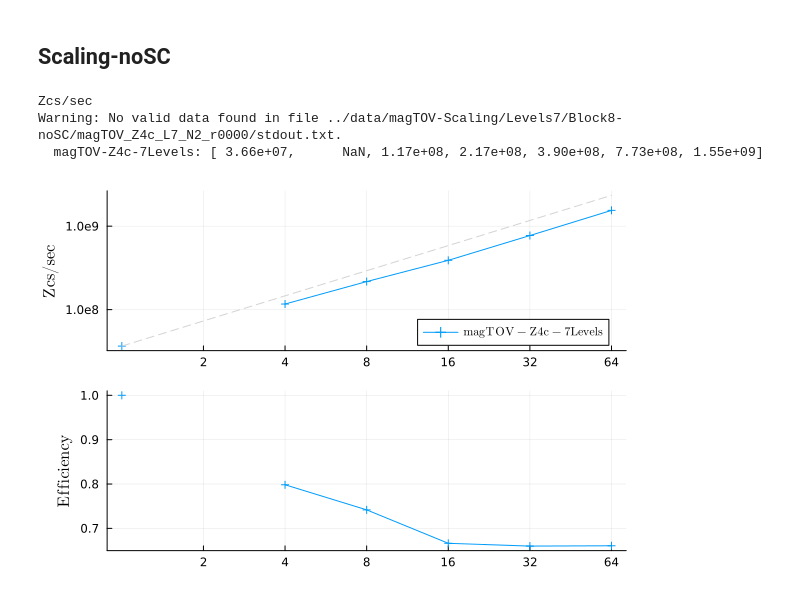
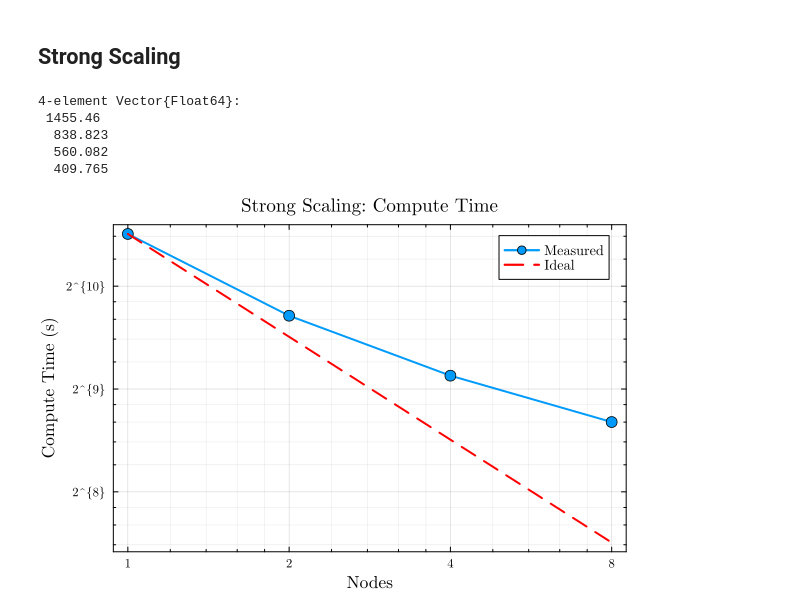
Before and after one commit to lwJi/ETK-Scaling-Tests, a Jupyter notebook: frontier/ipynb-2025/BBHCloud-8lvl-nocool.ipynb, the cells around one changed output. Saved outputs shown, nothing was run; the diff lists cells and outputs as text; code cells hidden in the pictures.

```diff
--- a/frontier/ipynb-2025/BBHCloud-8lvl-nocool.ipynb
+++ b/frontier/ipynb-2025/BBHCloud-8lvl-nocool.ipynb
@@ -9,48 +20,33 @@ Main.MiscStdout
 # %% [markdown]
-## Scaling-noSC
+## Strong Scaling
-# %%
-let patt_dirss = [
-        ([
-            (r"magTOV_Z4c_L7_N\d+_r0000", "magTOV-Z4c-7Levels"),
-        ], "../data/magTOV-Scaling/Levels7/Block8-noSC/", :cross),
-    ]
-
-    # Plot Zcs/sec
-    plt1 = plot(ylabel=L"\mathrm{Zcs}/\mathrm{sec}", xscale=:log10, yscale=:log10)
-    xs = [2, 4, 8, 16, 32, 64, 128, 256]
-    xticks!(plt1, xs, [string(n) for n in xs])
-    ys = [1e8, 1e9]
-    yticks!(plt1, ys, [string(n) for n in ys])
-
-    # Plot Efficiency
-    plt2 = plot(ylabel=L"\mathrm{Efficiency}", xscale=:log10)
-    xticks!(plt2, xs, [string(n) for n in xs])
-
-    println("Zcs/sec")
-    for (patterns, parent_dir, mark) in patt_dirss
-        # Load averages for the given patterns and directory
-        dats, labs = MiscStdout.load_avgs(patterns, parent_dir; option = "ZcsPerSecond", range=:)
-        # Iterate through the loaded datasets
-        for (i, dat) in enumerate(dats)
-            # Plot Zcs/sec
-            plot!(plt1, dat[1], dat[2], label = L"\mathrm{%$(labs[i])}", marker = mark)
-            plot!(plt1, dat[1], dat[2][1] .* dat[1], label="", linestyle=:dash, color=:lightgray)
-
-            @printf("  %8s: [", labs[i])
-            println(join([@sprintf(" %8.2e", d) for d in dat[2]], ","), "]")
-
-            # Plot Efficiency
-            value_per_node = dat[2] ./ dat[1]
-            efficiency = value_per_node ./ first(value_per_node)
-            plot!(plt2, dat[1], efficiency, label="", marker = mark)
-        end
-    end
-
-    plt = plot(plt1, plt2, layout=(2,1))
-    display(plt)
-end
-# %% [output]
-Zcs/sec
-Warning: No valid data found in file ../data/magTOV-Scaling/Levels7/Block8-noSC/magTOV_Z4c_L7_N2_r0000/stdout.txt.
-  magTOV-Z4c-7Levels: [ 3.66e+07,      NaN, 1.17e+08, 2.17e+08, 3.90e+08, 7.73e+08, 1.55e+09]
-[figure, removed]
+# %%
+# Data: (nodes, compute time in seconds)
+nodes = [1, 2, 4, 8]
+times = [1455.46, 838.823, 560.082, 409.765]
+# %% [output]
+4-element Vector{Float64}:
+ 1455.46
+  838.823
+  560.082
+  409.765
+# %%
+# Calculate ideal scaling (strong scaling baseline from 1 node)
+ideal_times = times[1] ./ nodes
+
+# Calculate speedup
+speedup = times[1] ./ times
+ideal_speedup = nodes
+
+# Plot: Compute Time vs Nodes
+plt1 = plot(
+    nodes, times,
+    label="Measured", marker=:circle,
+    xlabel="Nodes", ylabel="Compute Time (s)",
+    title="Strong Scaling: Compute Time",
+    legend=:topright,
+    xscale=:log2, yscale=:log2,
+    xticks=(nodes, string.(nodes))
+)
+plot!(plt1, nodes, ideal_times, label="Ideal", linestyle=:dash, color=:red)
+# %% [output]
+[figure, added]
```
Also changed, not shown: parts of 21 cells of this notebook.
